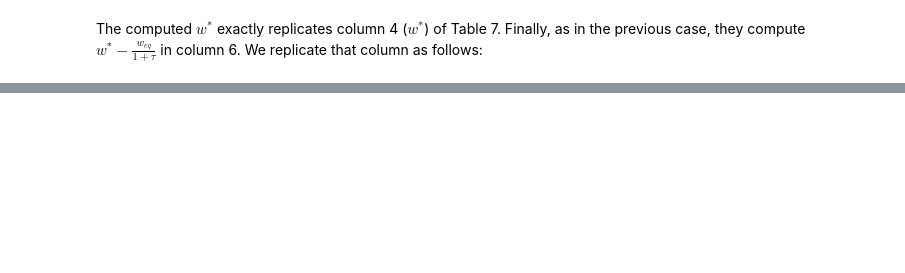
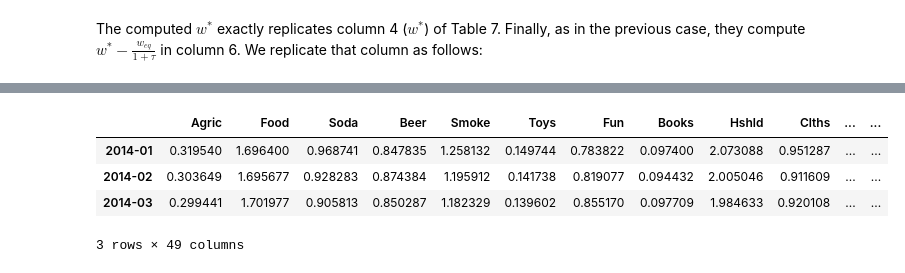
Before and after one commit to Juosorioca420/PortfolioAnalisys-I, a Jupyter notebook: 2. Factor Analysis/notebooks/6_BlackLitterman.ipynb, the cells around one changed output, grey strips where cells are left out. Cells and saved outputs as stored; diff of their text form; code cells hidden in the pictures; blank space fills up the shorter version.

```diff
--- a/2. Factor Analysis/notebooks/6_BlackLitterman.ipynb
+++ b/2. Factor Analysis/notebooks/6_BlackLitterman.ipynb
@@ -724,0 +731,8 @@ ind49_mcap = erk.get_ind_market_caps(49, weights=True)["2014":]
+# %%
+ind49_mcap.head(3) * 100
+# %% [output]
+|  | Agric | Food | Soda | Beer | Smoke | Toys | Fun | Books | Hshld | Clths | ... | ... |
+| 2014-01 | 0.319540 | 1.696400 | 0.968741 | 0.847835 | 1.258132 | 0.149744 | 0.783822 | 0.097400 | 2.073088 | 0.951287 | ... | ... |
+| 2014-02 | 0.303649 | 1.695677 | 0.928283 | 0.874384 | 1.195912 | 0.141738 | 0.819077 | 0.094432 | 2.005046 | 0.911609 | ... | ... |
+| 2014-03 | 0.299441 | 1.701977 | 0.905813 | 0.850287 | 1.182329 | 0.139602 | 0.855170 | 0.097709 | 1.984633 | 0.920108 | ... | ... |
+3 rows × 49 columns
```
Also changed, not shown: parts of 35 cells of this notebook, 1 other file.
